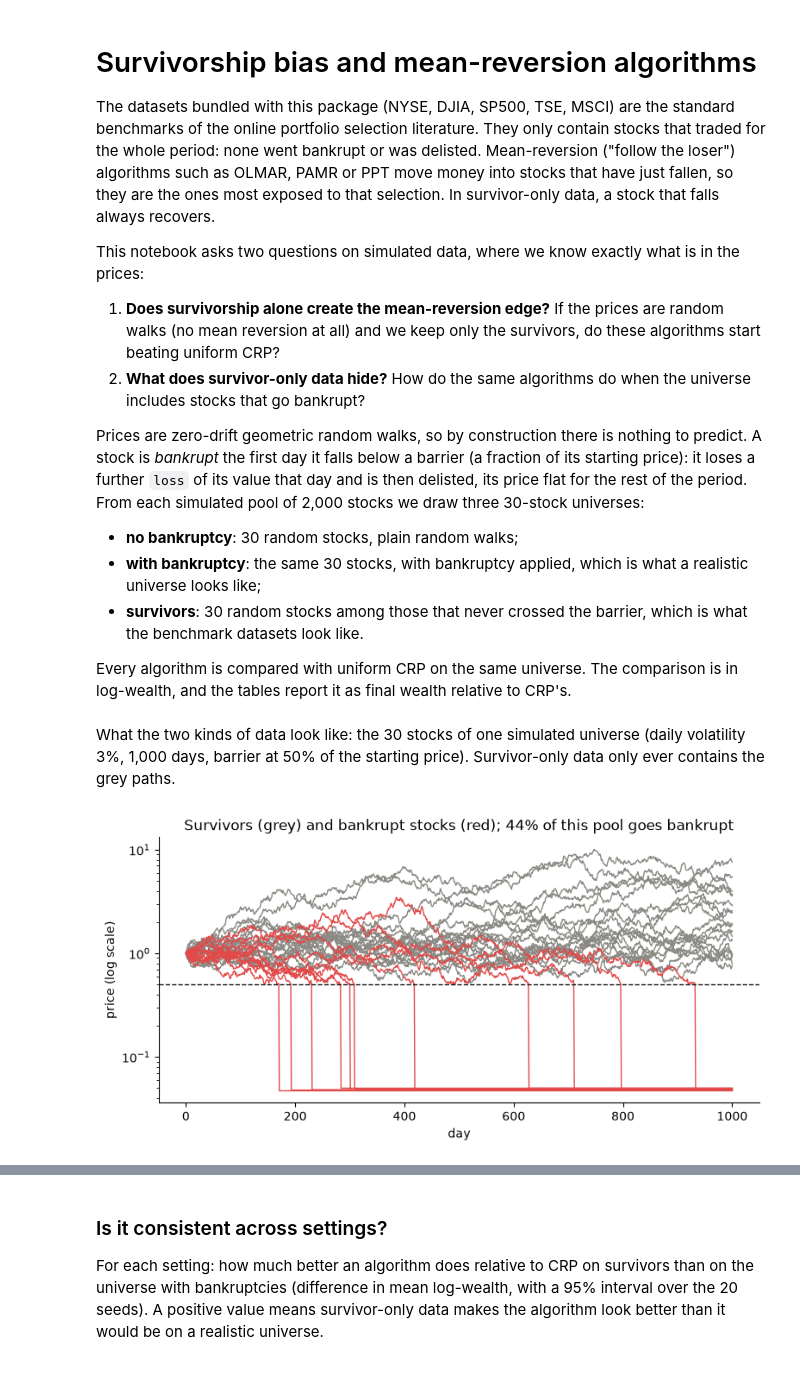
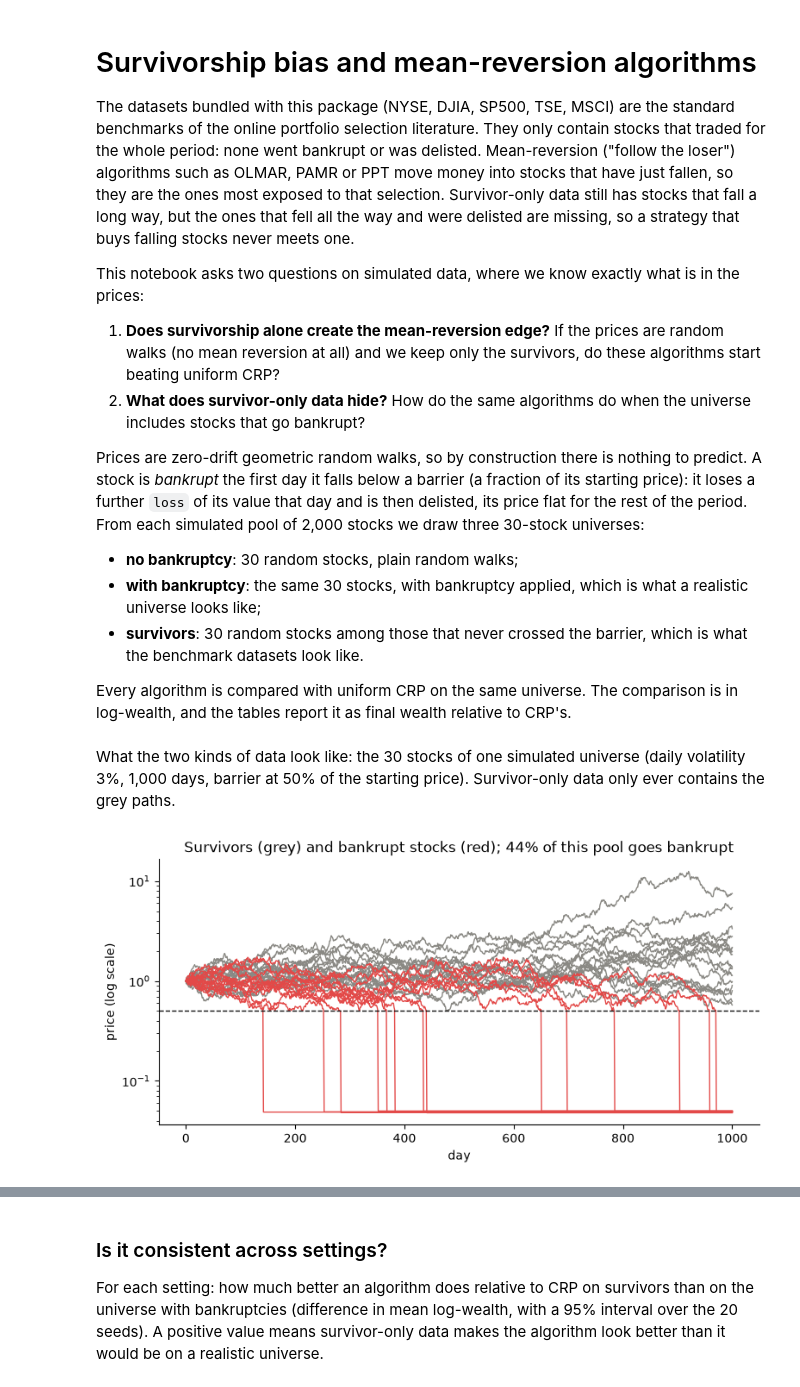
Before and after one commit to Marigold/universal-portfolios, a Jupyter notebook: examples/survivorship_bias.ipynb, the cells around one changed output, grey strips where cells are left out. Drawn from its saved outputs; the diff is of its cells as text; code cells hidden in the pictures.

```diff
--- a/examples/survivorship_bias.ipynb
+++ b/examples/survivorship_bias.ipynb
@@ -1,7 +1,7 @@
 # %% [markdown]
 # Survivorship bias and mean-reversion algorithms
 
-The datasets bundled with this package (NYSE, DJIA, SP500, TSE, MSCI) are the standard benchmarks of the online portfolio selection literature. They only contain stocks that traded for the whole period: none went bankrupt or was delisted. Mean-reversion ("follow the loser") algorithms such as OLMAR, PAMR or PPT move money into stocks that have just fallen, so they are the ones most exposed to that selection. In survivor-only data, a stock that falls always recovers.
+The datasets bundled with this package (NYSE, DJIA, SP500, TSE, MSCI) are the standard benchmarks of the online portfolio selection literature. They only contain stocks that traded for the whole period: none went bankrupt or was delisted. Mean-reversion ("follow the loser") algorithms such as OLMAR, PAMR or PPT move money into stocks that have just fallen, so they are the ones most exposed to that selection. Survivor-only data still has stocks that fall a long way, but the ones that fell all the way and were delisted are missing, so a strategy that buys falling stocks never meets one.
 
 This notebook asks two questions on simulated data, where we know exactly what is in the prices:
 
@@ -39,48 +39,52 @@ ALGOS = {
     "PAMR": algos.PAMR,
     "PPT": algos.PPT,
 }
-MEAN_REVERSION = ["OLMAR", "PAMR", "PPT"]
 
 
-def simulate(seed, sigma, T, barrier, loss):
-    """Three universes of N_PICK stocks drawn from a pool of zero-drift random walks."""
-    rng = np.random.default_rng(seed)
+def simulate(seed, sigma, T, barrier, losses):
+    """30-stock universes drawn from a pool of zero-drift random walks: the plain walks,
+    survivors only, and the plain walks' stocks with bankruptcy applied for each loss."""
+    # every setting gets its own pool, so the settings are independent checks
+    rng = np.random.default_rng([seed, round(sigma * 1e4), T, round(barrier * 100)])
     P = np.exp(np.cumsum(rng.normal(0, sigma, (T, N_POOL)), axis=0))
     P = np.vstack([np.ones(N_POOL), P])
     crossed = P < barrier
     bankrupt = crossed.any(axis=0)
-    # on the first day below the barrier lose `loss` of the value, then stay flat (delisted)
-    P_bk = P.copy()
-    for j in np.flatnonzero(bankrupt):
-        tau = crossed[:, j].argmax()
-        P_bk[tau:, j] = P[tau, j] * (1 - loss)
     pick = rng.choice(N_POOL, N_PICK, replace=False)
     pick_surv = rng.choice(np.flatnonzero(~bankrupt), N_PICK, replace=False)
     universes = {
         "no bankruptcy": pd.DataFrame(P[:, pick]),
-        "with bankruptcy": pd.DataFrame(P_bk[:, pick]),
         "survivors": pd.DataFrame(P[:, pick_surv]),
     }
-    return universes, bankrupt.mean()
+    with_bankruptcy = {}
+    for loss in losses:
+        # on the first day below the barrier lose `loss` of the value, then stay flat
+        # (delisted)
+        P_bk = P[:, pick].copy()
+        for j in np.flatnonzero(bankrupt[pick]):
+            tau = crossed[:, pick[j]].argmax()
+            P_bk[tau:, j] = P_bk[tau, j] * (1 - loss)
+        with_bankruptcy[loss] = pd.DataFrame(P_bk)
+    return universes, with_bankruptcy, bankrupt.mean()
 # %% [markdown]
 What the two kinds of data look like: the 30 stocks of one simulated universe (daily volatility 3%, 1,000 days, barrier at 50% of the starting price). Survivor-only data only ever contains the grey paths.
 # %%
-universes, rate = simulate(seed=0, sigma=0.03, T=1000, barrier=0.5, loss=0.9)
-S = universes["with bankruptcy"]
+_, with_bankruptcy, rate = simulate(seed=0, sigma=0.03, T=1000, barrier=0.5, losses=[0.9])
+S = with_bankruptcy[0.9]
 dead = S.iloc[-1] < 0.5
 
 fig, ax = plt.subplots(figsize=(9, 4))
 ax.plot(S.loc[:, ~dead].iloc[:, :20], color="#8a8984", lw=1)
 ax.plot(S.loc[:, dead].iloc[:, :20], color="#e34948", lw=1)
 ax.axhline(0.5, color="#0b0b0b", lw=1, ls="--")
 ax.set_yscale("log")
 ax.set_xlabel("day")
 ax.set_ylabel("price (log scale)")
 ax.set_title(f"Survivors (grey) and bankrupt stocks (red); {rate:.0%} of this pool goes bankrupt")
 ax.spines[["top", "right"]].set_visible(False)
 plt.show()
 # %% [output]
-[figure, old version]
+[figure, new version]
 # %% [markdown]
 ## Running the grid
 
```
Also changed, not shown: parts of 9 cells of this notebook, 1 other file.
